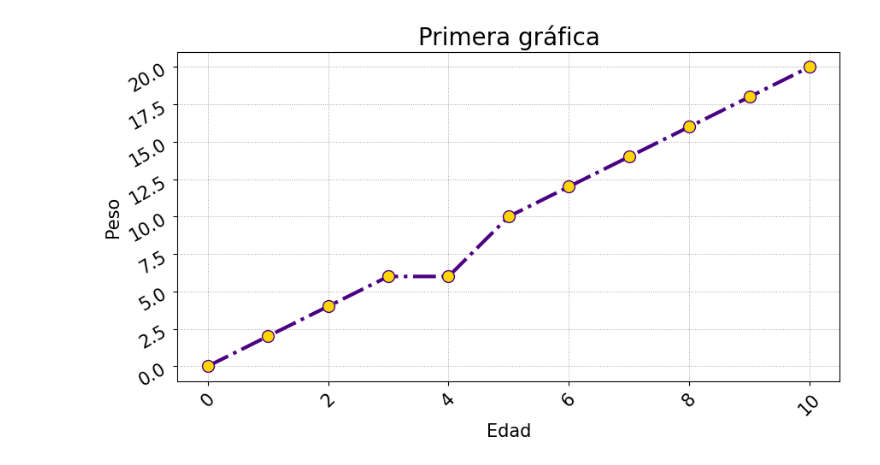
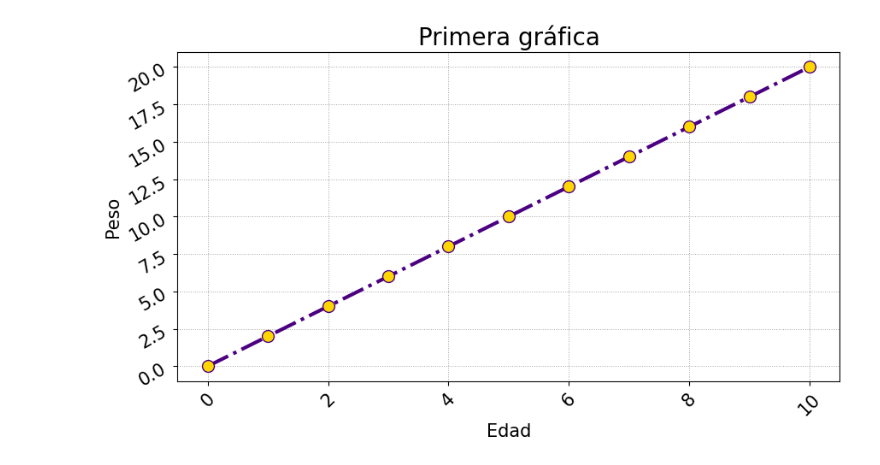
Before and after one commit to ElfenCamii/bootcamp_analisis_de_Datos, a Jupyter notebook: unidad_5/graficas.ipynb, the cells around one changed output. Cells and saved outputs as stored; diff of their text form; code cells hidden in the pictures.

```diff
--- a/unidad_5/graficas.ipynb
+++ b/unidad_5/graficas.ipynb
@@ -5,15 +5,15 @@ import numpy as np
 import matplotlib.pyplot as plt
 # %%
 eje_x = [0,1, 2, 3, 4, 5, 6, 7, 8, 9, 10]
-eje_y = [0,2, 4, 6, 6, 10, 12, 14, 16, 18, 20]
+eje_y = [0,2, 4, 6, 8, 10, 12, 14, 16, 18, 20]
 plt.figure(figsize=(10, 5))
 plt.plot(eje_x, eje_y, 'indigo', linestyle = '-.', linewidth = 3, marker = 'o', markersize = 10, markerfacecolor = 'gold')
 plt.title('Primera gráfica', size=20)
 plt.xlabel('Edad', size=15)
 plt.ylabel('Peso', size=15)
 plt.xticks(size=15, rotation=45)
 plt.yticks(size=15, rotation=30)
 plt.grid(True, linestyle=":", linewidth=0.7, color="gray", alpha=0.7)
 plt.show()
 # %% [output]
-[figure, old version]
+[figure, new version]
```
Also changed, not shown: parts of 1 cell of this notebook.
